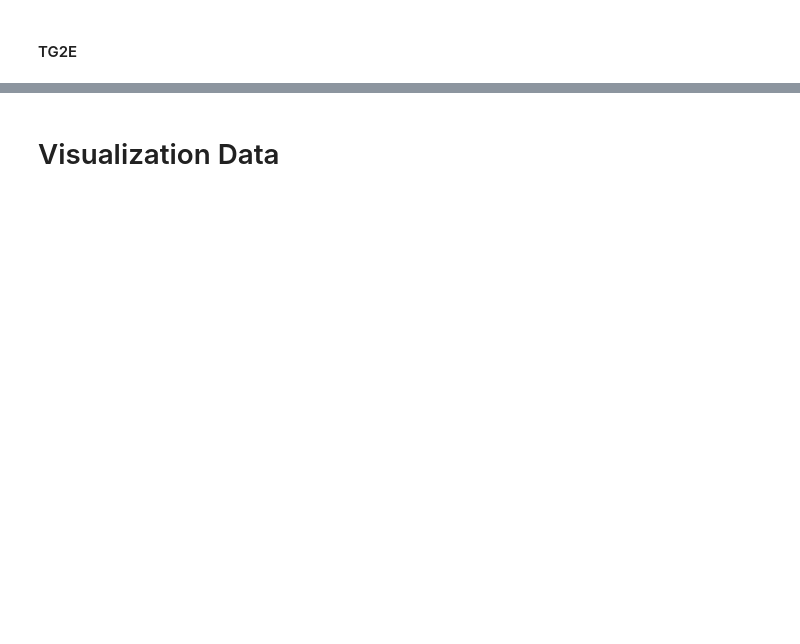
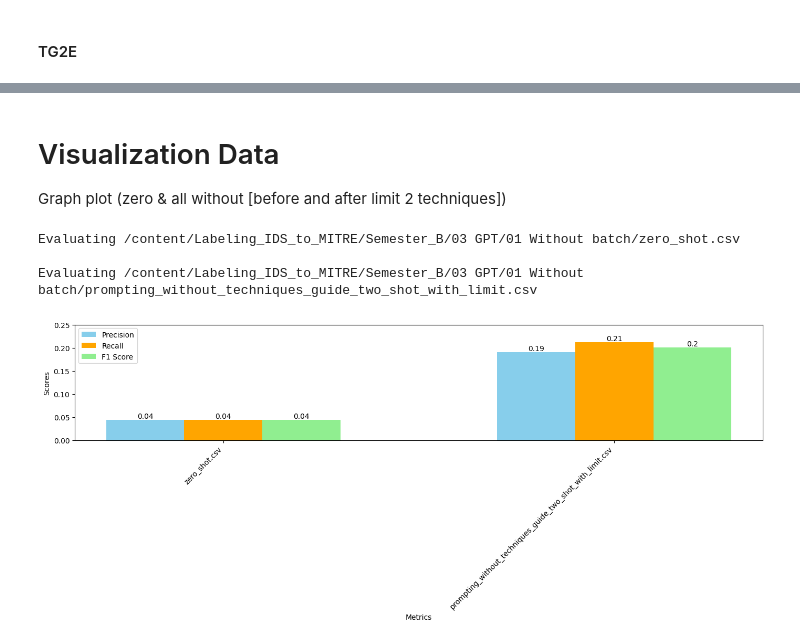
Before and after one commit to trickdeath0/Labeling_IDS_to_MITRE, a Jupyter notebook: Semester_B/03 GPT/GPT_API.ipynb, the cells around one changed output, grey strips where cells are left out. Cells and saved outputs as stored; diff of their text form; code cells hidden in the pictures; blank space fills up the shorter version.

```diff
--- a/Semester_B/03 GPT/GPT_API.ipynb
+++ b/Semester_B/03 GPT/GPT_API.ipynb
@@ -1220,2 +1279,0 @@ evaluation(true_labels_TG2E, predicted_labels, True)
-# %% [markdown]
-# Visualization Data
@@ -1246,19 +1280,3 @@ data_frames = {file: pd.read_csv(file) for file in file_names}
-# %%
-# Loop over each file, load the data, and evaluate
-for file in file_names:
-    try:
-        # Load the data
-        loadData = pd.read_csv(file)
-
-        # Extract the true and predicted labels
-        true_labels = loadData['True_labels']
-        predicted_labels = loadData['Technique_id']
-
-        # Perform evaluation
-        print(f'\nEvaluating {file}')
-        evaluation(true_labels, predicted_labels, True)
-
-    except KeyError as e:
-        print(f'Error: Column {e} not found in {file}')
-    except Exception as e:
-        print(f'An error occurred while processing {file}: {e}')
+# %% [markdown]
+# Visualization Data
+Graph plot (zero & all without [before and after limit 2 techniques])
@@ -1284,7 +1344,7 @@ for file in file_names:
 
         # Perform evaluation
         print(f'\nEvaluating {file}')
-        results = evaluation(true_labels, predicted_labels)
+        results = evaluation(true_labels, predicted_labels, False)
 
         # Accumulate evaluation results
         for result in results:
@@ -1294,37 +1354,43 @@ for file in file_names:
             all_f1_scores.append(f1_score)
 
         # Append filename for xtick labels
+        file = file.split("/")[-1]
         xtick_labels.append(file)
 
     except KeyError as e:
         print(f'Error: Column {e} not found in {file}')
     except Exception as e:
         print(f'An error occurred while processing {file}: {e}')
 
 # Plotting all evaluation results in a single plot
 plt.figure(figsize=(14, 6))  # Adjust figure size as per requirement
 
 bar_width = 0.2
 index = range(len(all_precisions))
 
 bars1 = plt.bar([i - bar_width for i in index], all_precisions, width=bar_width, color='skyblue', label='Precision')
 bars2 = plt.bar(index, all_recalls, width=bar_width, color='orange', label='Recall')
 bars3 = plt.bar([i + bar_width for i in index], all_f1_scores, width=bar_width, color='lightgreen', label='F1 Score')
 
 plt.xlabel('Metrics')
 plt.ylabel('Scores')
 plt.xticks(index, xtick_labels, rotation=45, ha='right')  # Rotate labels and adjust spacing
 
 # Set custom y-axis limits
-plt.ylim(0, 0.4)  # Adjust this line as per your requirement
+plt.ylim(0, 0.25)  # Adjust this line as per your requirement
 
 plt.legend()
 
 # Add score ranks on the bars
 for bars in [bars1, bars2, bars3]:
     for bar in bars:
         height = bar.get_height()
         plt.text(bar.get_x() + bar.get_width() / 2, height, round(height, 2), ha='center', va='bottom')
 
 plt.tight_layout()
 plt.show()
+# %% [output]
+Evaluating /content/Labeling_IDS_to_MITRE/Semester_B/03 GPT/01 Without batch/zero_shot.csv
+
+Evaluating /content/Labeling_IDS_to_MITRE/Semester_B/03 GPT/01 Without batch/prompting_without_techniques_guide_two_shot_with_limit.csv
+[figure, added]
```
Also changed, not shown: parts of 9 cells of this notebook, 6 other files.
